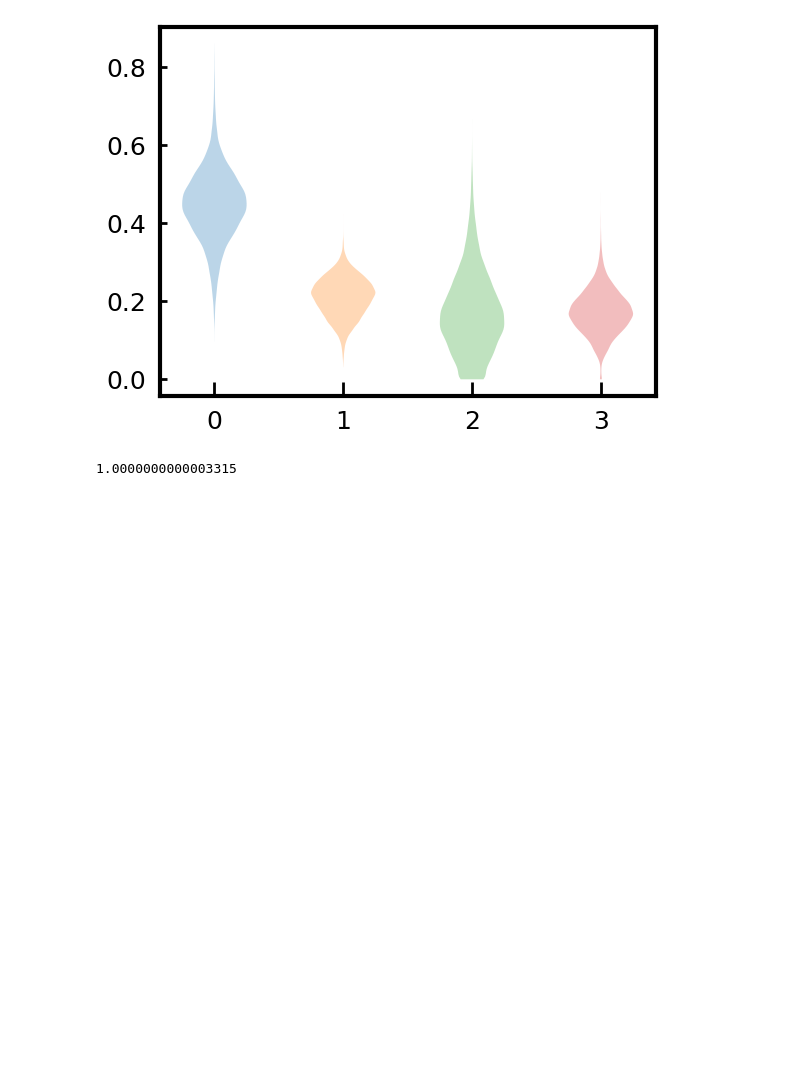
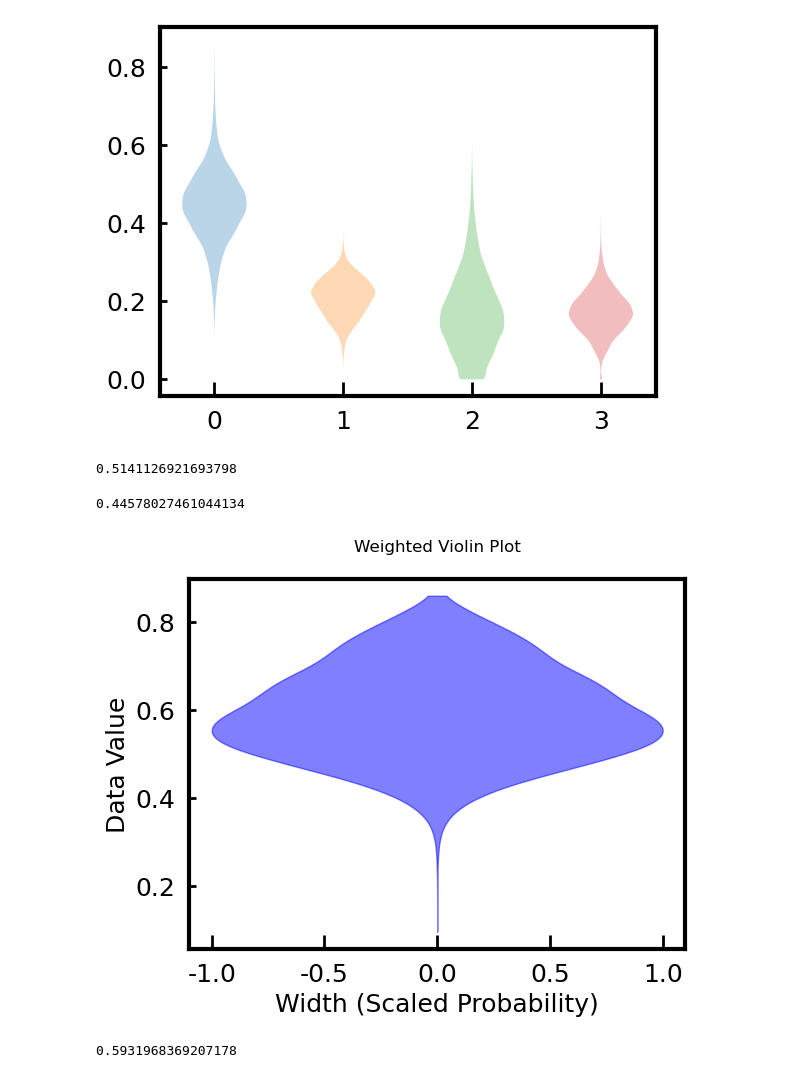
Before and after one commit to bjkreitz/multifacet, a Jupyter notebook: TPD/UQ/nanoparticle/evaluate_nanoparticles.ipynb, the cells around one changed output. Saved outputs shown, nothing was run; the diff lists cells and outputs as text; code cells hidden in the pictures; blank space fills up the shorter version.

```diff
--- a/TPD/UQ/nanoparticle/evaluate_nanoparticles.ipynb
+++ b/TPD/UQ/nanoparticle/evaluate_nanoparticles.ipynb
@@ -65,11 +65,48 @@ parts=ax0.violinplot(data['110'],positions=[3],showmeans=False,showmedians=False
 # %% [output]
 [figure]
 # %%
-mean111=np.mean(data['111'])
-mean100=np.mean(data['100'])
-mean211=np.mean(data['211'])
-mean110=np.mean(data['110'])
+mean111=np.sum(data['110']*data['probability'])
+mean100=np.sum(data['100']*data['probability'])
+mean211=np.sum(data['211']*data['probability'])
+mean110=np.sum(data['110']*data['probability'])
 
 print(mean111+mean100+mean110+mean211)
 # %% [output]
-1.0000000000003315
+0.5141126921693798
+# %%
+mean111=np.mean(data['111'])
+mean111
+# %% [output]
+0.44578027461044134
+# %%
+import numpy as np
+import matplotlib.pyplot as plt
+from scipy.stats import gaussian_kde
+
+# KDE computation with weights
+values = data['111']
+weights = data["probability"] / np.sum(data["probability"])  # Normalize weights
+kde = gaussian_kde(values, weights=weights)
+
+# Generate x-axis points
+x = np.linspace(values.min(), values.max(), 1000)
+pdf = kde(x)  # Probability density function
+
+# Scale for the violin plot effect
+pdf_scaled = pdf / pdf.max()  # Normalize to maximum width for plotting
+
+# Plot the weighted violin
+fig, ax = plt.subplots()
+ax.fill_betweenx(x, -pdf_scaled, pdf_scaled, alpha=0.5, color='blue')
+ax.set_title('Weighted Violin Plot')
+ax.set_xlabel('Width (Scaled Probability)')
+ax.set_ylabel('Data Value')
+plt.show()
+# %% [output]
+[figure, added]
+# %%
+# Compute the weighted average
+weighted_average = np.sum(x * pdf) / np.sum(pdf)
+weighted_average
+# %% [output]
+0.5931968369207178
```
Also changed, not shown: 9 other files.
